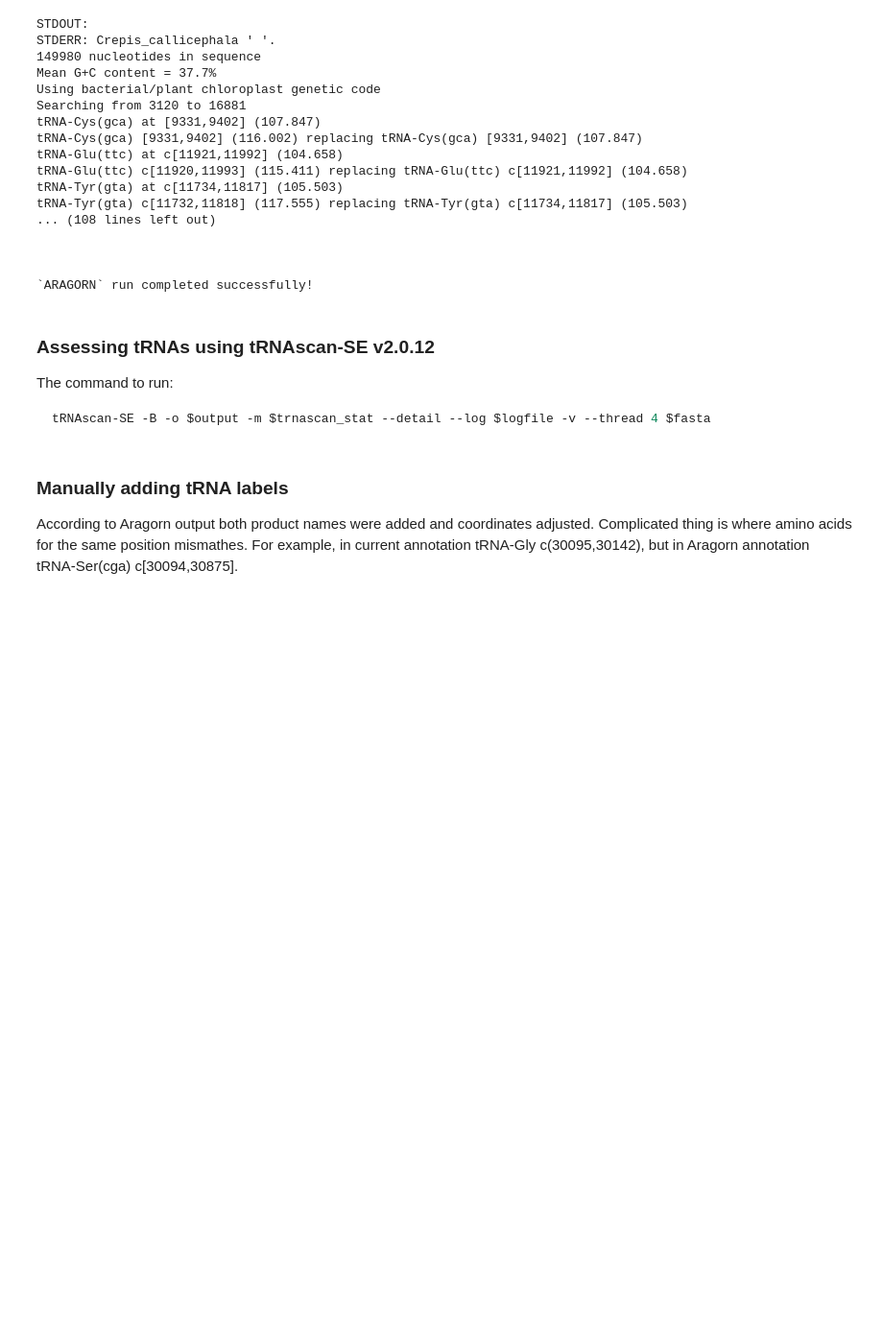
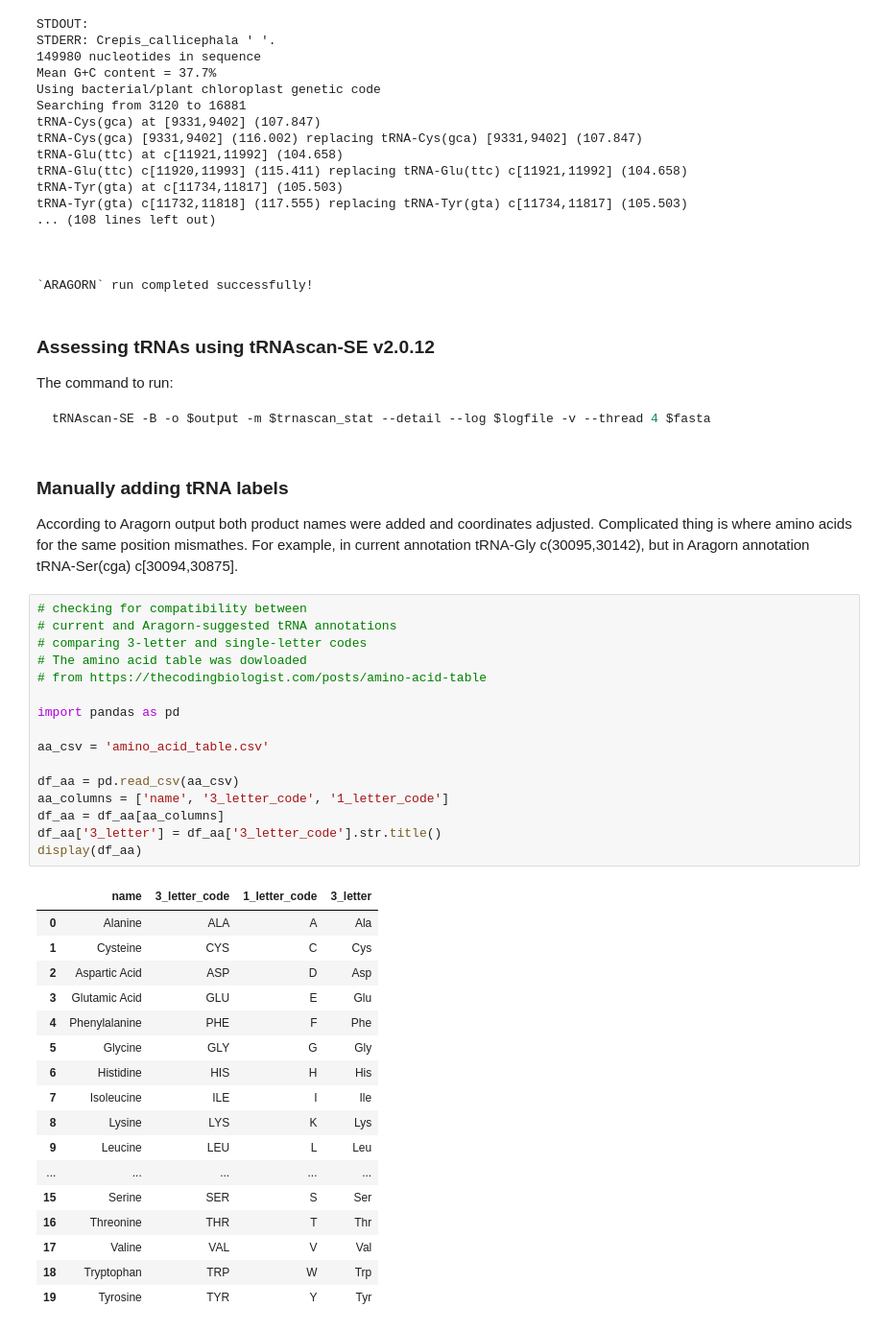
Before and after one commit to asan-emirsaleh/plastome_postprocessing, a Jupyter notebook: troubleshoot_cc.ipynb, the cells around one changed output. Shown at 96% size. Cells and saved outputs as stored; diff of their text form; blank space fills up the shorter version.

Commit message:
update aa conversion table

```diff
--- a/troubleshoot_cc.ipynb
+++ b/troubleshoot_cc.ipynb
@@ -540,3 +540,37 @@ tRNAscan-SE -B -o $output -m $trnascan_stat --detail --log $logfile -v --thread
 ### Manually adding tRNA labels
 According to Aragorn output both product names were added and coordinates adjusted.
 Complicated thing is where amino acids for the same position mismathes. For example, in current annotation tRNA-Gly c(30095,30142), but in Aragorn annotation tRNA-Ser(cga) c[30094,30875].
+# %%
+# checking for compatibility between
+# current and Aragorn-suggested tRNA annotations
+# comparing 3-letter and single-letter codes
+# The amino acid table was dowloaded
+# from https://thecodingbiologist.com/posts/amino-acid-table
+
+import pandas as pd
+
+aa_csv = 'amino_acid_table.csv'
+
+df_aa = pd.read_csv(aa_csv)
+aa_columns = ['name', '3_letter_code', '1_letter_code']
+df_aa = df_aa[aa_columns]
+df_aa['3_letter'] = df_aa['3_letter_code'].str.title()
+display(df_aa)
+# %% [output]
+|  | name | 3_letter_code | 1_letter_code | 3_letter |
+| 0 | Alanine | ALA | A | Ala |
+| 1 | Cysteine | CYS | C | Cys |
+| 2 | Aspartic Acid | ASP | D | Asp |
+| 3 | Glutamic Acid | GLU | E | Glu |
+| 4 | Phenylalanine | PHE | F | Phe |
+| 5 | Glycine | GLY | G | Gly |
+| 6 | Histidine | HIS | H | His |
+| 7 | Isoleucine | ILE | I | Ile |
+| 8 | Lysine | LYS | K | Lys |
+| 9 | Leucine | LEU | L | Leu |
+| ... | ... | ... | ... | ... |
+| 15 | Serine | SER | S | Ser |
+| 16 | Threonine | THR | T | Thr |
+| 17 | Valine | VAL | V | Val |
+| 18 | Tryptophan | TRP | W | Trp |
+| 19 | Tyrosine | TYR | Y | Tyr |
```
